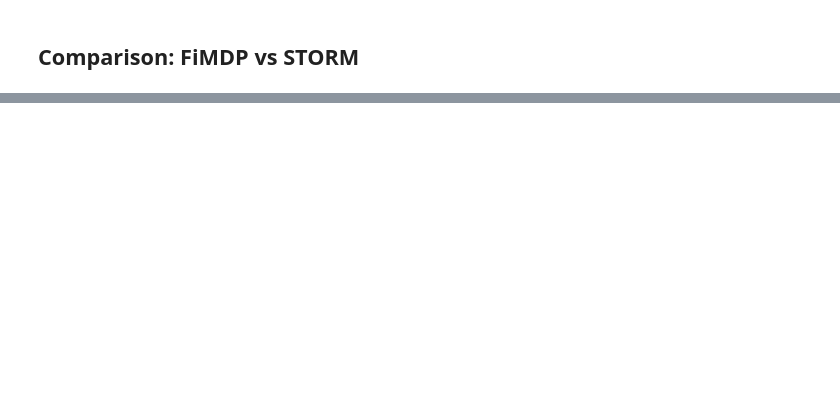
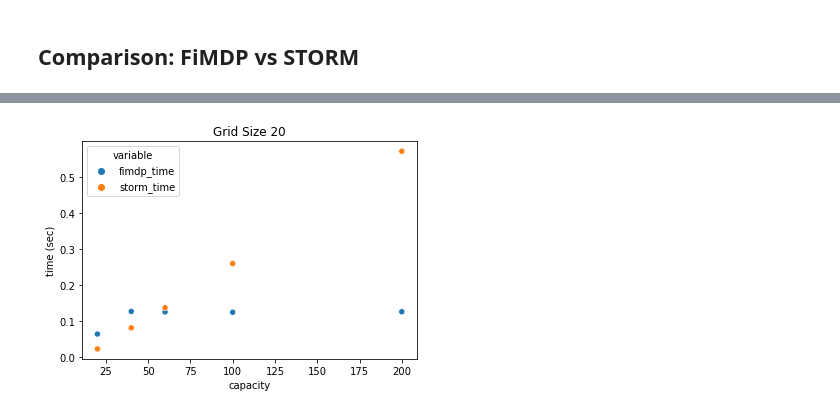
Before and after one commit to FiMDP/FiMDP-Evaluation, a Jupyter notebook: fimdp_and_storm_comparison.ipynb, the cells around one changed output, grey strips where cells are left out. Drawn from its saved outputs; the diff is of its cells as text; code cells hidden in the pictures; blank space fills up the shorter version.

```diff
--- a/fimdp_and_storm_comparison.ipynb
+++ b/fimdp_and_storm_comparison.ipynb
@@ -133,0 +102,9 @@ df.plot("storm_time", "fimdp_time", kind="scatter")
+# %%
+#plto grid-size 20 data
+df = df_gs20.melt(id_vars=['capacity'], value_vars=['fimdp_time', 'storm_time'])
+sns.scatterplot(x='capacity', y='value', hue='variable', data=df)
+plt.ylabel('time (sec)')
+plt.title('Grid Size 20')
+plt.show()
+# %% [output]
+[figure, added]
```
Also changed, not shown: parts of 16 cells of this notebook, 5 other files.
